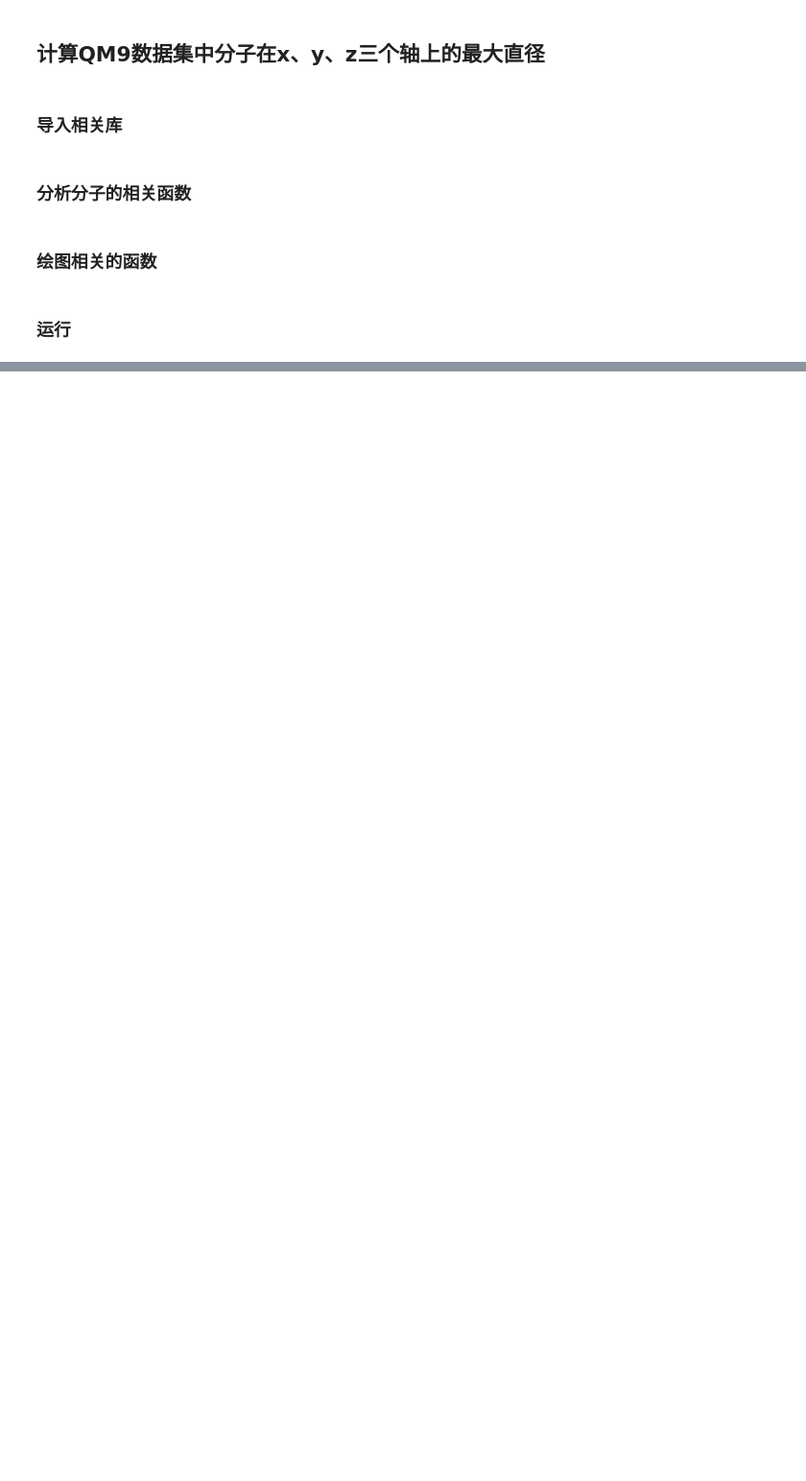
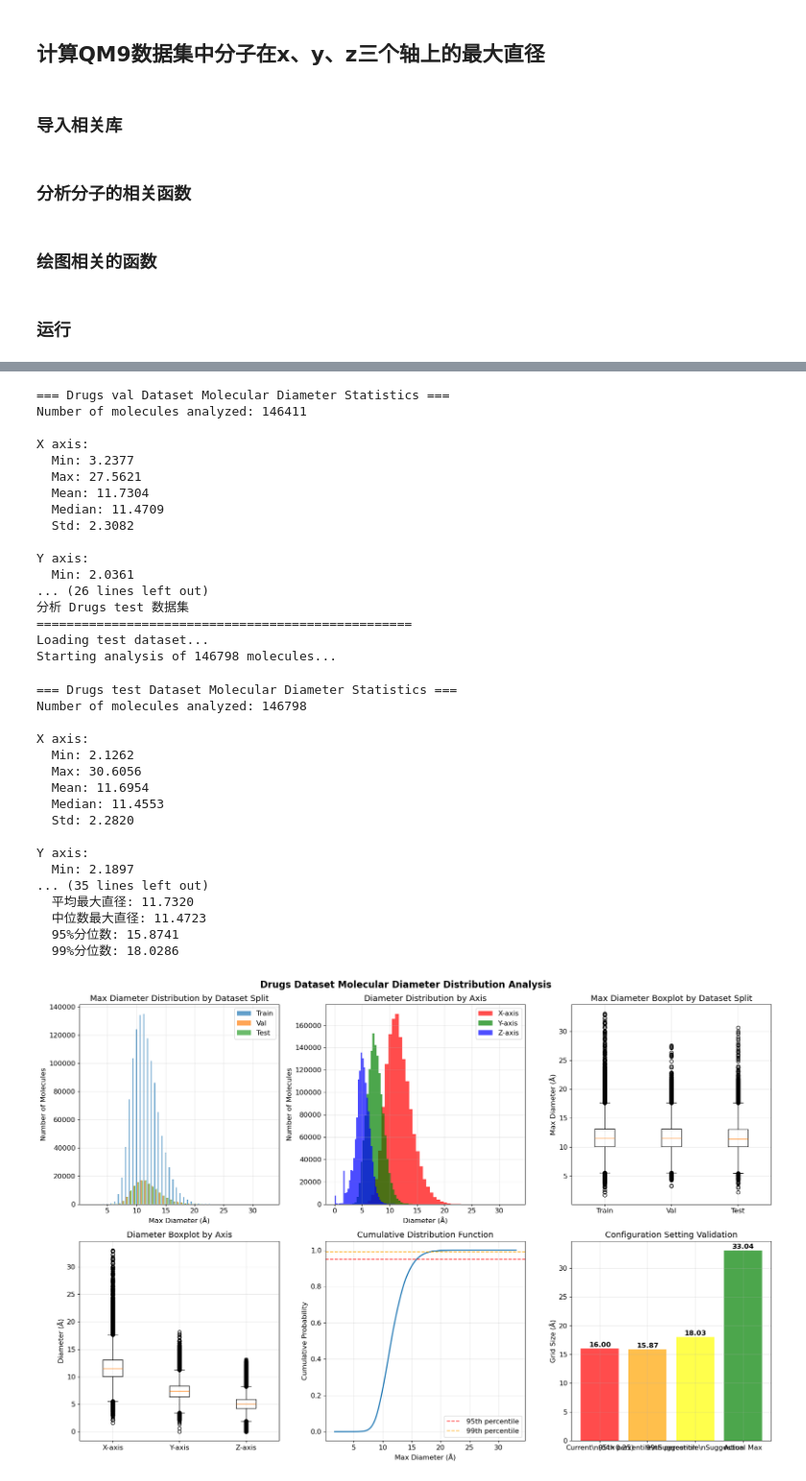
Before and after one commit to CHERRY-ui8/VecMol, a Jupyter notebook: funcmol/notebooks/calculate_diameter.ipynb, the cells around one changed output, grey strips where cells are left out. Shown at 96% size. Cells and saved outputs as stored; diff of their text form; code cells hidden in the pictures; blank space fills up the shorter version.

```diff
--- a/funcmol/notebooks/calculate_diameter.ipynb
+++ b/funcmol/notebooks/calculate_diameter.ipynb
@@ -392,3 +560,43 @@ Y axis:
   99%分位数: 8.4610
 [figure]
 [figure]
+# %%
+print("\n" + "="*50)
+print("开始分析Drugs数据集分子直径...")
+print("="*50)
+
+# 分析Drugs数据集
+drugs_all_results = {}
+
+for split in ["train", "val", "test"]:
+    print(f"\n{'='*50}")
+    print(f"分析 Drugs {split} 数据集")
+    print(f"{'='*50}")
+
+    # 分析完整数据集
+    result = analyze_drugs_diameters(split=split)
+    if result is not None:
+        drugs_all_results[split] = result
+
+# Drugs数据集汇总统计
+print(f"\n{'='*50}")
+print("Drugs数据集汇总统计")
+print(f"{'='*50}")
+
+drugs_all_max_diameters = []
+for split, (diameters_array, max_diameters) in drugs_all_results.items():
+    drugs_all_max_diameters.extend(max_diameters)
+    print(f"Drugs {split} 数据集最大直径范围: {max_diameters.min():.4f} - {max_diameters.max():.4f}")
+
+drugs_all_max_diameters = np.array(drugs_all_max_diameters)
+print(f"\n整个Drugs数据集:")
+print(f"  总分子数: {len(drugs_all_max_diameters)}")
+print(f"  最大直径范围: {drugs_all_max_diameters.min():.4f} - {drugs_all_max_diameters.max():.4f}")
+print(f"  平均最大直径: {drugs_all_max_diameters.mean():.4f}")
+print(f"  中位数最大直径: {np.median(drugs_all_max_diameters):.4f}")
+print(f"  95%分位数: {np.percentile(drugs_all_max_diameters, 95):.4f}")
+print(f"  99%分位数: {np.percentile(drugs_all_max_diameters, 99):.4f}")
+
+# 绘制Drugs数据集分布图
+drugs_df = plot_drugs_diameter_distributions(drugs_all_results)
+# %% [output]
@@ -394,0 +629,35 @@ Y axis:
+=== Drugs val Dataset Molecular Diameter Statistics ===
+Number of molecules analyzed: 146411
+
+X axis:
+  Min: 3.2377
+  Max: 27.5621
+  Mean: 11.7304
+  Median: 11.4709
+  Std: 2.3082
+
+Y axis:
+  Min: 2.0361
+... (26 lines left out)
+分析 Drugs test 数据集
+==================================================
+Loading test dataset...
+Starting analysis of 146798 molecules...
+=== Drugs test Dataset Molecular Diameter Statistics ===
+Number of molecules analyzed: 146798
+
+X axis:
+  Min: 2.1262
+  Max: 30.6056
+  Mean: 11.6954
+  Median: 11.4553
+  Std: 2.2820
+
+Y axis:
+  Min: 2.1897
+... (35 lines left out)
+  平均最大直径: 11.7320
+  中位数最大直径: 11.4723
+  95%分位数: 15.8741
+  99%分位数: 18.0286
+[figure, added]
```
Also changed, not shown: parts of 7 cells of this notebook, 16 other files.
